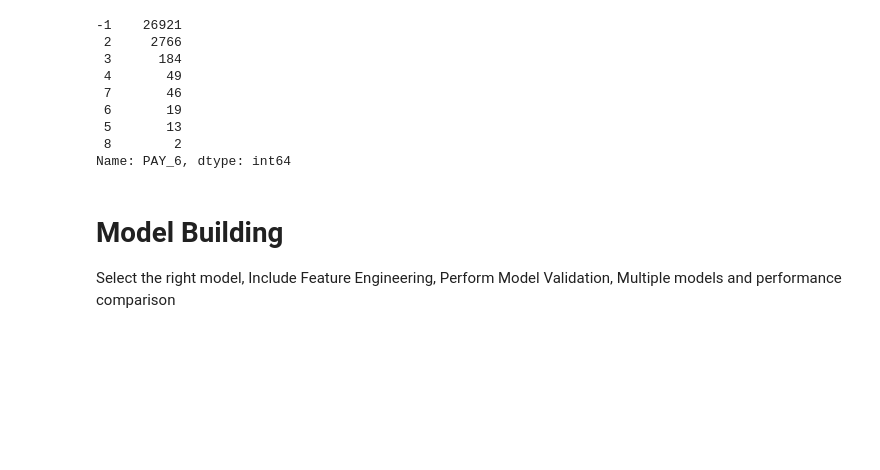
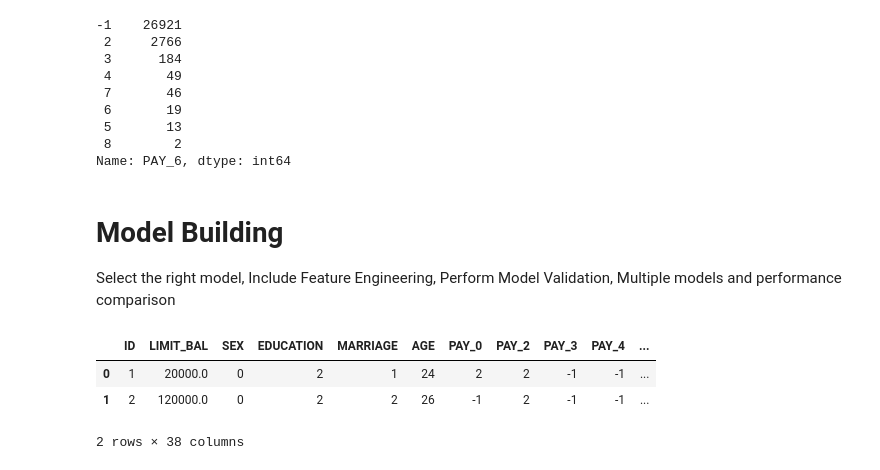
Before and after one commit to tariqzia5/ML_Credit-Card-Acquisition-model, a Jupyter notebook: PROJECT_1_MACHINE_LEARNING.ipynb, the cells around one changed output. Cells and saved outputs as stored; diff of their text form; code cells hidden in the pictures; blank space fills up the shorter version.

```diff
--- a/PROJECT_1_MACHINE_LEARNING.ipynb
+++ b/PROJECT_1_MACHINE_LEARNING.ipynb
@@ -2065,3 +2057,10 @@ Name: PAY_6, dtype: int64
 # %% [markdown]
 # **Model Building**
 Select the right model, Include Feature Engineering, Perform Model Validation, Multiple models and performance comparison
+# %%
+uci_credit_card.head(2)
+# %% [output]
+|  | ID | LIMIT_BAL | SEX | EDUCATION | MARRIAGE | AGE | PAY_0 | PAY_2 | PAY_3 | PAY_4 | ... |
+| 0 | 1 | 20000.0 | 0 | 2 | 1 | 24 | 2 | 2 | -1 | -1 | ... |
+| 1 | 2 | 120000.0 | 0 | 2 | 2 | 26 | -1 | 2 | -1 | -1 | ... |
+2 rows × 38 columns
```
Also changed, not shown: parts of 63 cells of this notebook.
